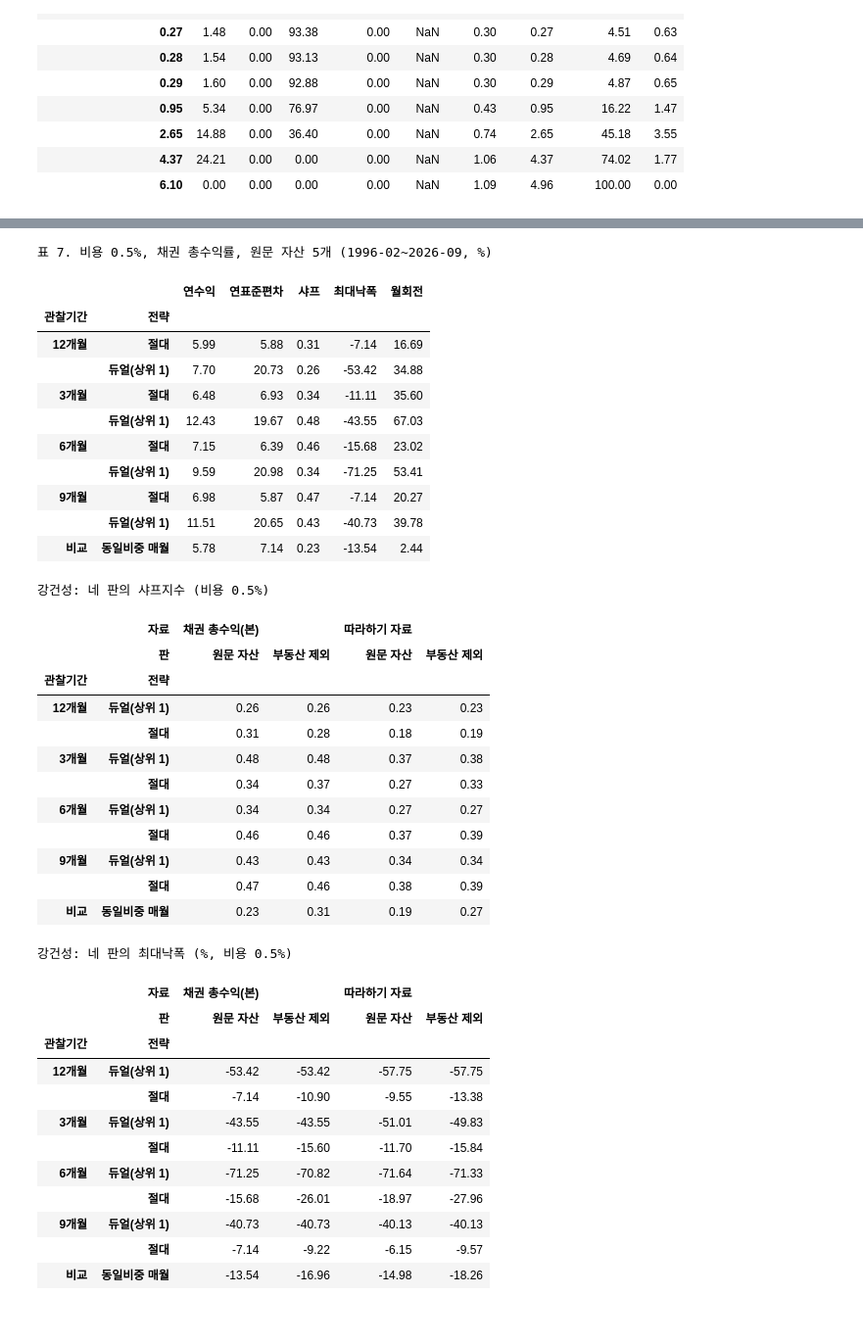
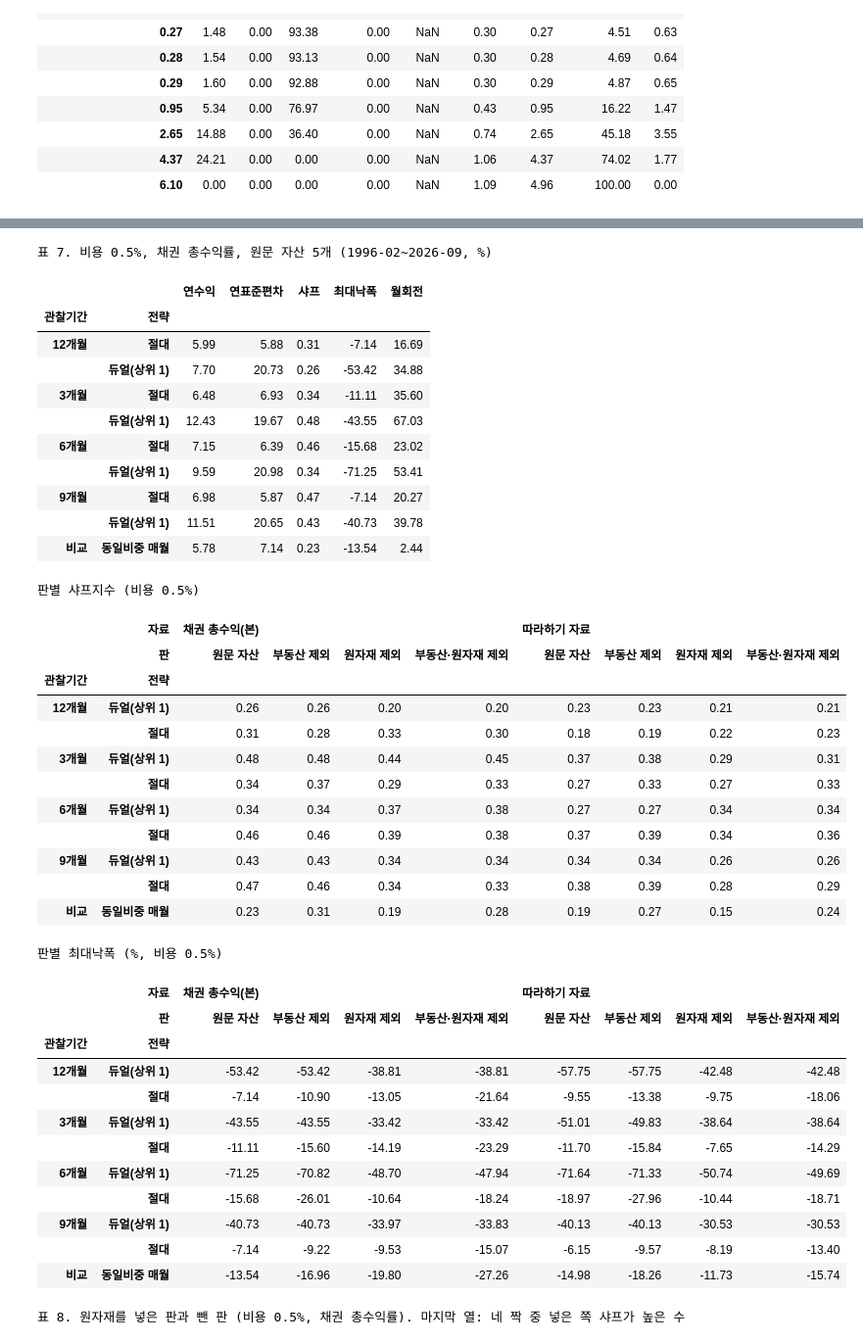
Before and after one commit to Rowoon-Lee5/assignment03-commodity-portfolio, a Jupyter notebook: Project_8조.ipynb, the cells around one changed output, grey strips where cells are left out. Shown at 98% size. Saved outputs shown, nothing was run; the diff lists cells and outputs as text; code cells hidden in the pictures.

```diff
--- a/Project_8조.ipynb
+++ b/Project_8조.ipynb
@@ -469,6 +470,8 @@ display(금표)
 # %%
 자산판 = {'원문 자산': ['주식', '국고채', '회사채', '부동산_PPI', '원자재_CRB원화'],
-         '부동산 제외': ['주식', '국고채', '회사채', '원자재_CRB원화']}
+         '부동산 제외': ['주식', '국고채', '회사채', '원자재_CRB원화'],
+         '원자재 제외': ['주식', '국고채', '회사채', '부동산_PPI'],
+         '부동산·원자재 제외': ['주식', '국고채', '회사채']}
 rf = P.무위험() * 100
 
 비중들 = {}
@@ -487,58 +490,69 @@ for 비용 in (0.005, 0.0025, 0):
     for 키, (W, rr) in 비중들.items():
         결과3[(*키, f'{비용:.2%}')] = P.백테스트(W.loc[시작:], rr, 비용)
 성과3 = P.성과표(결과3)
 성과3.index.names = ['자료', '판', '관찰기간', '전략', '비용']
 성과3.to_csv(R / '확장3_모멘텀_기간A.csv', encoding='utf-8-sig')
 
 print(f"표 7. 비용 0.5%, 채권 총수익률, 원문 자산 5개 ({성과3['첫달'].iloc[0]}~{성과3['끝달'].iloc[0]}, %)")
 display(성과보기(성과3.xs((본, '원문 자산', '0.50%'), level=['자료', '판', '비용'])))
 
 비용05 = 성과3.xs('0.50%', level='비용')
-print('강건성: 네 판의 샤프지수 (비용 0.5%)')
+print('판별 샤프지수 (비용 0.5%)')
 display(비용05['샤프'].astype(float).unstack(['자료', '판']))
-print('강건성: 네 판의 최대낙폭 (%, 비용 0.5%)')
+print('판별 최대낙폭 (%, 비용 0.5%)')
 display((비용05['MDD'].astype(float) * 100).unstack(['자료', '판']))
+
+짝 = [('원문 자산', '원자재 제외'), ('부동산 제외', '부동산·원자재 제외')]
+샤프 = 비용05['샤프'].astype(float).unstack(['자료', '판'])
+넣은쪽 = sum((샤프[(자, a)] > 샤프[(자, c)]).astype(int) for 자 in 자료판 for a, c in 짝)
+print('표 8. 원자재를 넣은 판과 뺀 판 (비용 0.5%, 채권 총수익률). 마지막 열: 네 짝 중 넣은 쪽 샤프가 높은 수')
+원문 = 비용05.sort_index().xs((본, '원문 자산'))
+뺀판 = 비용05.sort_index().xs((본, '원자재 제외'))
+display(pd.DataFrame({'샤프(넣음)': 원문['샤프'].astype(float), '샤프(뺌)': 뺀판['샤프'].astype(float),
+                      '최대낙폭(넣음)': 원문['MDD'].astype(float) * 100, '최대낙폭(뺌)': 뺀판['MDD'].astype(float) * 100,
+                      '넣은 쪽이 높은 수': 넣은쪽}).round(2))
 
 선들 = [((본, '원문 자산', L, s, '0.50%'), 라벨) for L, s, 라벨 in [
     ('12개월', '절대', '12개월 절대'), ('12개월', '듀얼(상위 1)', '12개월 듀얼'), ('9개월', '절대', '9개월 절대'),
     ('3개월', '듀얼(상위 1)', '3개월 듀얼'), ('비교', '동일비중 매월', '동일비중')]]
 누적그림(결과3, 선들, '그림 5. 확장3 누적 가치(비용 0.5%)')
 # %% [output]
 표 7. 비용 0.5%, 채권 총수익률, 원문 자산 5개 (1996-02~2026-09, %)
 |  |  | 연수익 | 연표준편차 | 샤프 | 최대낙폭 | 월회전 |
 | 관찰기간 | 전략 |  |  |  |  |  |
 | 12개월 | 절대 | 5.99 | 5.88 | 0.31 | -7.14 | 16.69 |
 |  | 듀얼(상위 1) | 7.70 | 20.73 | 0.26 | -53.42 | 34.88 |
 | 3개월 | 절대 | 6.48 | 6.93 | 0.34 | -11.11 | 35.60 |
 |  | 듀얼(상위 1) | 12.43 | 19.67 | 0.48 | -43.55 | 67.03 |
 | 6개월 | 절대 | 7.15 | 6.39 | 0.46 | -15.68 | 23.02 |
 |  | 듀얼(상위 1) | 9.59 | 20.98 | 0.34 | -71.25 | 53.41 |
 | 9개월 | 절대 | 6.98 | 5.87 | 0.47 | -7.14 | 20.27 |
 |  | 듀얼(상위 1) | 11.51 | 20.65 | 0.43 | -40.73 | 39.78 |
 | 비교 | 동일비중 매월 | 5.78 | 7.14 | 0.23 | -13.54 | 2.44 |
-강건성: 네 판의 샤프지수 (비용 0.5%)
+판별 샤프지수 (비용 0.5%)
-|  | 자료 | 채권 총수익(본) |  | 따라하기 자료 |  |
-|  | 판 | 원문 자산 | 부동산 제외 | 원문 자산 | 부동산 제외 |
-| 관찰기간 | 전략 |  |  |  |  |
-| 12개월 | 듀얼(상위 1) | 0.26 | 0.26 | 0.23 | 0.23 |
-|  | 절대 | 0.31 | 0.28 | 0.18 | 0.19 |
-| 3개월 | 듀얼(상위 1) | 0.48 | 0.48 | 0.37 | 0.38 |
-|  | 절대 | 0.34 | 0.37 | 0.27 | 0.33 |
-| 6개월 | 듀얼(상위 1) | 0.34 | 0.34 | 0.27 | 0.27 |
-|  | 절대 | 0.46 | 0.46 | 0.37 | 0.39 |
-| 9개월 | 듀얼(상위 1) | 0.43 | 0.43 | 0.34 | 0.34 |
-|  | 절대 | 0.47 | 0.46 | 0.38 | 0.39 |
-| 비교 | 동일비중 매월 | 0.23 | 0.31 | 0.19 | 0.27 |
+|  | 자료 | 채권 총수익(본) |  |  |  | 따라하기 자료 |  |  |  |
+|  | 판 | 원문 자산 | 부동산 제외 | 원자재 제외 | 부동산·원자재 제외 | 원문 자산 | 부동산 제외 | 원자재 제외 | 부동산·원자재 제외 |
+| 관찰기간 | 전략 |  |  |  |  |  |  |  |  |
+| 12개월 | 듀얼(상위 1) | 0.26 | 0.26 | 0.20 | 0.20 | 0.23 | 0.23 | 0.21 | 0.21 |
+|  | 절대 | 0.31 | 0.28 | 0.33 | 0.30 | 0.18 | 0.19 | 0.22 | 0.23 |
+| 3개월 | 듀얼(상위 1) | 0.48 | 0.48 | 0.44 | 0.45 | 0.37 | 0.38 | 0.29 | 0.31 |
+|  | 절대 | 0.34 | 0.37 | 0.29 | 0.33 | 0.27 | 0.33 | 0.27 | 0.33 |
+| 6개월 | 듀얼(상위 1) | 0.34 | 0.34 | 0.37 | 0.38 | 0.27 | 0.27 | 0.34 | 0.34 |
+|  | 절대 | 0.46 | 0.46 | 0.39 | 0.38 | 0.37 | 0.39 | 0.34 | 0.36 |
+| 9개월 | 듀얼(상위 1) | 0.43 | 0.43 | 0.34 | 0.34 | 0.34 | 0.34 | 0.26 | 0.26 |
+|  | 절대 | 0.47 | 0.46 | 0.34 | 0.33 | 0.38 | 0.39 | 0.28 | 0.29 |
+| 비교 | 동일비중 매월 | 0.23 | 0.31 | 0.19 | 0.28 | 0.19 | 0.27 | 0.15 | 0.24 |
-강건성: 네 판의 최대낙폭 (%, 비용 0.5%)
+판별 최대낙폭 (%, 비용 0.5%)
-|  | 자료 | 채권 총수익(본) |  | 따라하기 자료 |  |
-|  | 판 | 원문 자산 | 부동산 제외 | 원문 자산 | 부동산 제외 |
-| 관찰기간 | 전략 |  |  |  |  |
-| 12개월 | 듀얼(상위 1) | -53.42 | -53.42 | -57.75 | -57.75 |
-|  | 절대 | -7.14 | -10.90 | -9.55 | -13.38 |
-| 3개월 | 듀얼(상위 1) | -43.55 | -43.55 | -51.01 | -49.83 |
-|  | 절대 | -11.11 | -15.60 | -11.70 | -15.84 |
-| 6개월 | 듀얼(상위 1) | -71.25 | -70.82 | -71.64 | -71.33 |
-|  | 절대 | -15.68 | -26.01 | -18.97 | -27.96 |
-| 9개월 | 듀얼(상위 1) | -40.73 | -40.73 | -40.13 | -40.13 |
-|  | 절대 | -7.14 | -9.22 | -6.15 | -9.57 |
-| 비교 | 동일비중 매월 | -13.54 | -16.96 | -14.98 | -18.26 |
+|  | 자료 | 채권 총수익(본) |  |  |  | 따라하기 자료 |  |  |  |
+|  | 판 | 원문 자산 | 부동산 제외 | 원자재 제외 | 부동산·원자재 제외 | 원문 자산 | 부동산 제외 | 원자재 제외 | 부동산·원자재 제외 |
+| 관찰기간 | 전략 |  |  |  |  |  |  |  |  |
+| 12개월 | 듀얼(상위 1) | -53.42 | -53.42 | -38.81 | -38.81 | -57.75 | -57.75 | -42.48 | -42.48 |
+|  | 절대 | -7.14 | -10.90 | -13.05 | -21.64 | -9.55 | -13.38 | -9.75 | -18.06 |
+| 3개월 | 듀얼(상위 1) | -43.55 | -43.55 | -33.42 | -33.42 | -51.01 | -49.83 | -38.64 | -38.64 |
+|  | 절대 | -11.11 | -15.60 | -14.19 | -23.29 | -11.70 | -15.84 | -7.65 | -14.29 |
+| 6개월 | 듀얼(상위 1) | -71.25 | -70.82 | -48.70 | -47.94 | -71.64 | -71.33 | -50.74 | -49.69 |
+|  | 절대 | -15.68 | -26.01 | -10.64 | -18.24 | -18.97 | -27.96 | -10.44 | -18.71 |
+| 9개월 | 듀얼(상위 1) | -40.73 | -40.73 | -33.97 | -33.83 | -40.13 | -40.13 | -30.53 | -30.53 |
+|  | 절대 | -7.14 | -9.22 | -9.53 | -15.07 | -6.15 | -9.57 | -8.19 | -13.40 |
+| 비교 | 동일비중 매월 | -13.54 | -16.96 | -19.80 | -27.26 | -14.98 | -18.26 | -11.73 | -15.74 |
+표 8. 원자재를 넣은 판과 뺀 판 (비용 0.5%, 채권 총수익률). 마지막 열: 네 짝 중 넣은 쪽 샤프가 높은 수
```
Also changed, not shown: parts of 3 cells of this notebook, 1 other file.
